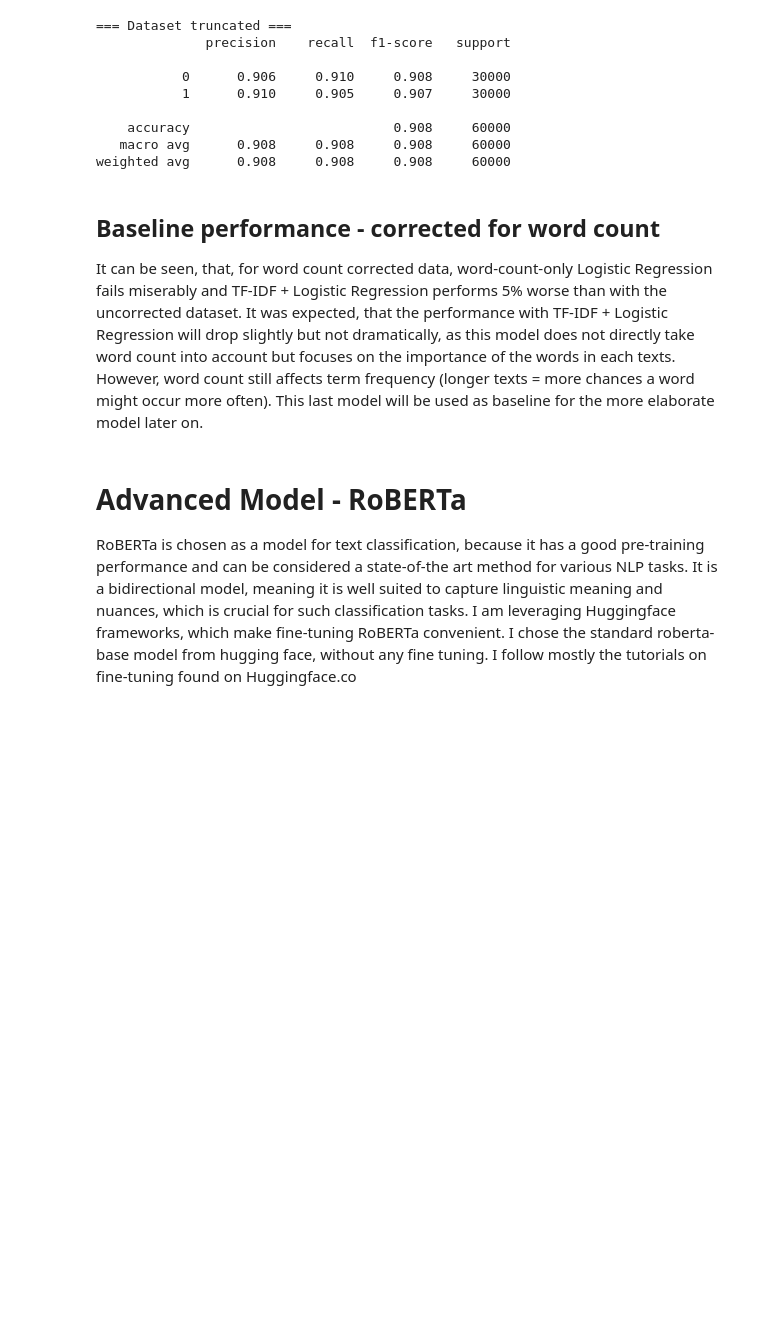
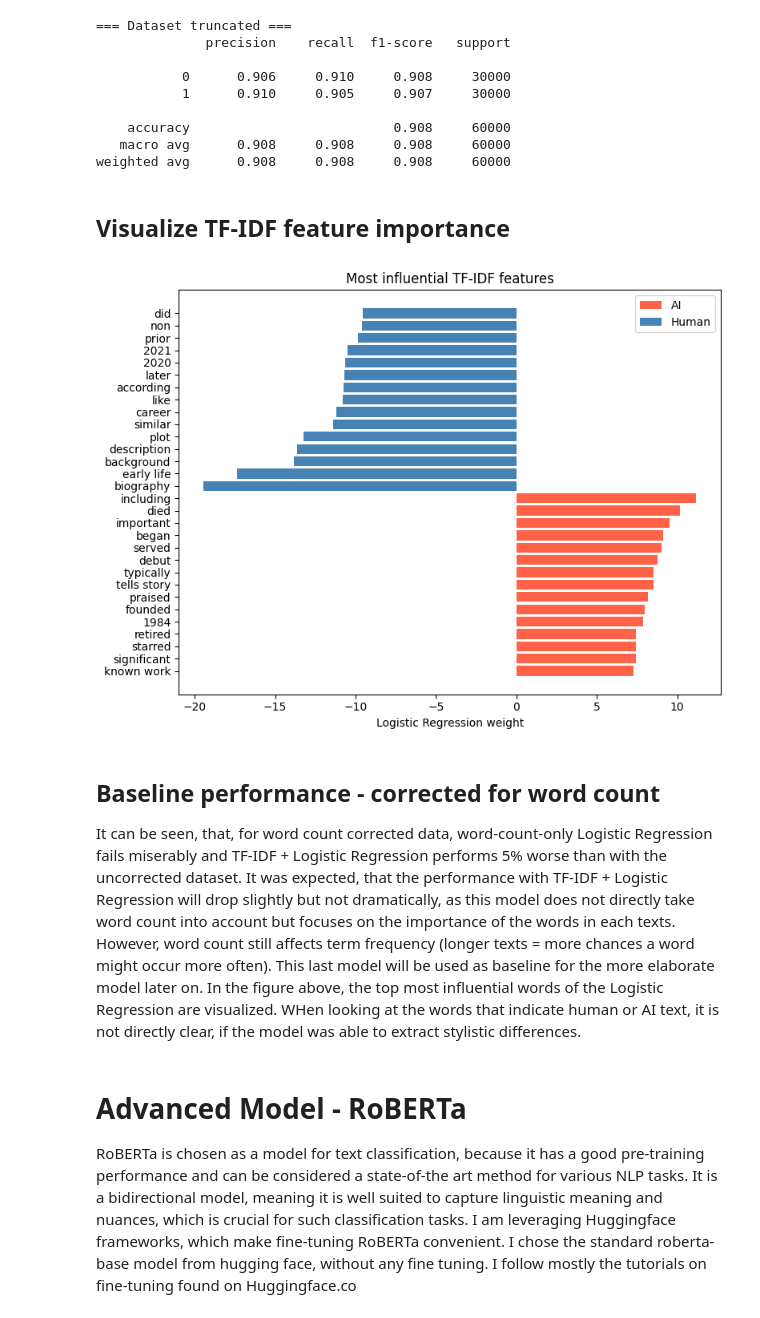
Before and after one commit to sfunariu/nlp_project, a Jupyter notebook: notebooks/ai_text_detection_hf.ipynb, the cells around one changed output. Drawn from its saved outputs; the diff is of its cells as text; code cells hidden in the pictures; blank space fills up the shorter version.

```diff
--- a/notebooks/ai_text_detection_hf.ipynb
+++ b/notebooks/ai_text_detection_hf.ipynb
@@ -397,10 +397,34 @@ pipe_trunc = evaluate("Dataset truncated", pipe_trunc, X_train_trunc, y_train_tr
     accuracy                          0.908     60000
    macro avg      0.908     0.908     0.908     60000
 weighted avg      0.908     0.908     0.908     60000
+# %% [markdown]
+## Visualize TF-IDF feature importance
+# %%
+vec = pipe.named_steps["tfidf"]
+clf = pipe.named_steps["lr"]
+
+words = np.array(vec.get_feature_names_out())
+weights = clf.coef_[0]
+
+# Show top k positive and negative weights
+k = 15
+top_ai_idx = np.argsort(weights)[-k:]
+top_hu_idx = np.argsort(weights)[:k]
+
+plt.figure(figsize=(8,6))
+plt.barh(words[top_ai_idx], weights[top_ai_idx], color="tomato", label="AI")
+plt.barh(words[top_hu_idx], weights[top_hu_idx], color="steelblue", label="Human")
+plt.xlabel("Logistic Regression weight")
+plt.title("Most influential TF-IDF features")
+plt.legend()
+plt.tight_layout()
+plt.show()
+# %% [output]
+[figure, added]
 # %% [markdown]
 ## Baseline performance - corrected for word count
 
-It can be seen, that, for word count corrected data, word-count-only Logistic Regression fails miserably and TF-IDF + Logistic Regression performs 5% worse than with the uncorrected dataset. It was expected, that the performance with TF-IDF + Logistic Regression will drop slightly but not dramatically, as this model does not directly take word count into account but focuses on the importance of the words in each texts. However, word count still affects term frequency (longer texts = more chances a word might occur more often). This last model will be used as baseline for the more elaborate model later on.
+It can be seen, that, for word count corrected data, word-count-only Logistic Regression fails miserably and TF-IDF + Logistic Regression performs 5% worse than with the uncorrected dataset. It was expected, that the performance with TF-IDF + Logistic Regression will drop slightly but not dramatically, as this model does not directly take word count into account but focuses on the importance of the words in each texts. However, word count still affects term frequency (longer texts = more chances a word might occur more often). This last model will be used as baseline for the more elaborate model later on. In the figure above, the top most influential words of the Logistic Regression are visualized. WHen looking at the words that indicate human or AI text, it is not directly clear, if the model was able to extract stylistic differences.
 # %% [markdown]
 # Advanced Model - RoBERTa
 RoBERTa is chosen as a model for text classification, because it has a good pre-training performance and can be considered a state-of-the art method for various NLP tasks. It is a bidirectional model, meaning it is well suited to capture linguistic meaning and nuances, which is crucial for such classification tasks. I am leveraging Huggingface frameworks, which make fine-tuning RoBERTa convenient. I chose the standard roberta-base model from hugging face, without any fine tuning. I follow mostly the tutorials on fine-tuning found on Huggingface.co
```
Also changed, not shown: parts of 11 cells of this notebook.
